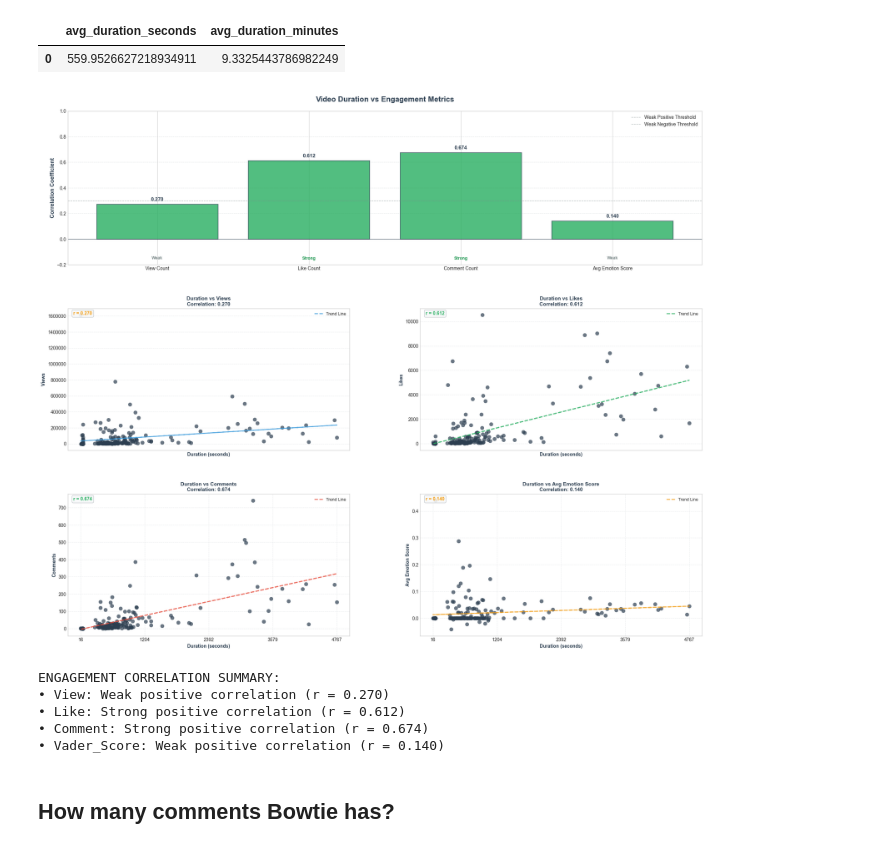
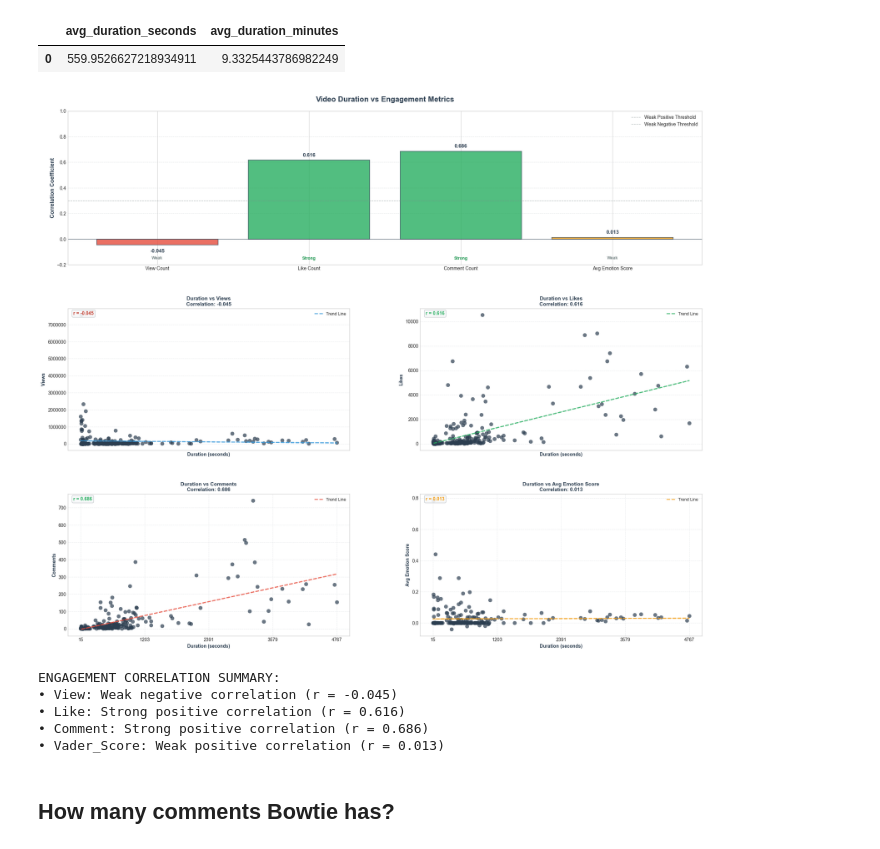
Before and after one commit to kevinlch421/Bowtie-YouTube-Channel-Performance-Report, a Jupyter notebook: report/exploration.ipynb, the cells around one changed output. Saved outputs shown, nothing was run; the diff lists cells and outputs as text; code cells hidden in the pictures.

```diff
--- a/report/exploration.ipynb
+++ b/report/exploration.ipynb
@@ -655,7 +657,7 @@ query_videos = """
 SELECT *
 FROM videos v
 WHERE v.channel_id = 'UCD5Lx-3KCYZzCzGF2A60STg'
-  AND v.published_at >= '2024-01-01'::date
+  AND v.published_at >= '2020-01-01'::date
   AND v.published_at <= '2025-10-31'::date
 ;
 """
@@ -682,7 +684,7 @@ else:
     FROM videos v
     LEFT JOIN comments c ON v.video_id = c.video_id
     WHERE v.channel_id = 'UCD5Lx-3KCYZzCzGF2A60STg'
-      AND v.published_at >= '2024-01-01'::date
+      AND v.published_at >= '2020-01-01'::date
       AND v.published_at <= '2025-10-31'::date
     GROUP BY v.video_id, v.duration, v.published_at
     ORDER BY v.published_at DESC;
@@ -814,39 +816,39 @@ else:
 
             # X-axis formatting (labels only on bottom row)
             if idx >= 2:
                 ax.set_xticks(np.linspace(df_clean['duration'].min(), df_clean['duration'].max(), 5))
                 ax.set_xlabel('Duration (seconds)', fontsize=10, fontweight='bold', color='#2C3E50')
             else:
                 ax.set_xticks([])
                 ax.tick_params(axis='x', which='both', bottom=False, top=False)
 
             # Professional correlation indicator
             correlation_color = '#C0392B' if corr < 0 else '#27AE60' if corr > 0.3 else '#F39C12'
             ax.text(0.02, 0.98, f'r = {corr:.3f}', transform=ax.transAxes,
                     fontsize=10, fontweight='bold', va='top', color=correlation_color,
                     bbox=dict(boxstyle="round,pad=0.3", facecolor="#F8F9FA", alpha=0.9, edgecolor='#BDC3C7'))
 
         # Final professional touches
         #fig.suptitle('Video Duration vs Engagement Metrics (Bowtie Channel, 2024-2025)', fontsize=18, fontweight='bold', y=0.98)
         plt.tight_layout()
         plt.subplots_adjust(top=0.95, hspace=0.3, wspace=0.25, bottom=0.08)
         plt.savefig('visualization/Video Duration vs Engagement Metrics.png', dpi=300, bbox_inches='tight')
         plt.show()
 
         # ADDITIONAL INSIGHTS SUMMARY
         print("\nENGAGEMENT CORRELATION SUMMARY:")
         for metric, corr in correlations.items():
             metric_name = metric.replace('_count', '').replace('avg_', '').title()
             strength = "Strong" if abs(corr) > 0.5 else "Moderate" if abs(corr) > 0.3 else "Weak"
             direction = "negative" if corr < 0 else "positive"
             print(f"• {metric_name}: {strength} {direction} correlation (r = {corr:.3f})")
 # %% [output]
-[figure, old version]
+[figure, new version]
 ENGAGEMENT CORRELATION SUMMARY:
-• View: Weak positive correlation (r = 0.270)
-• Like: Strong positive correlation (r = 0.612)
-• Comment: Strong positive correlation (r = 0.674)
-• Vader_Score: Weak positive correlation (r = 0.140)
+• View: Weak negative correlation (r = -0.045)
+• Like: Strong positive correlation (r = 0.616)
+• Comment: Strong positive correlation (r = 0.686)
+• Vader_Score: Weak positive correlation (r = 0.013)
 # %% [markdown]
 ## How many comments Bowtie has?
 # %%
```
Also changed, not shown: parts of 4 cells of this notebook.
